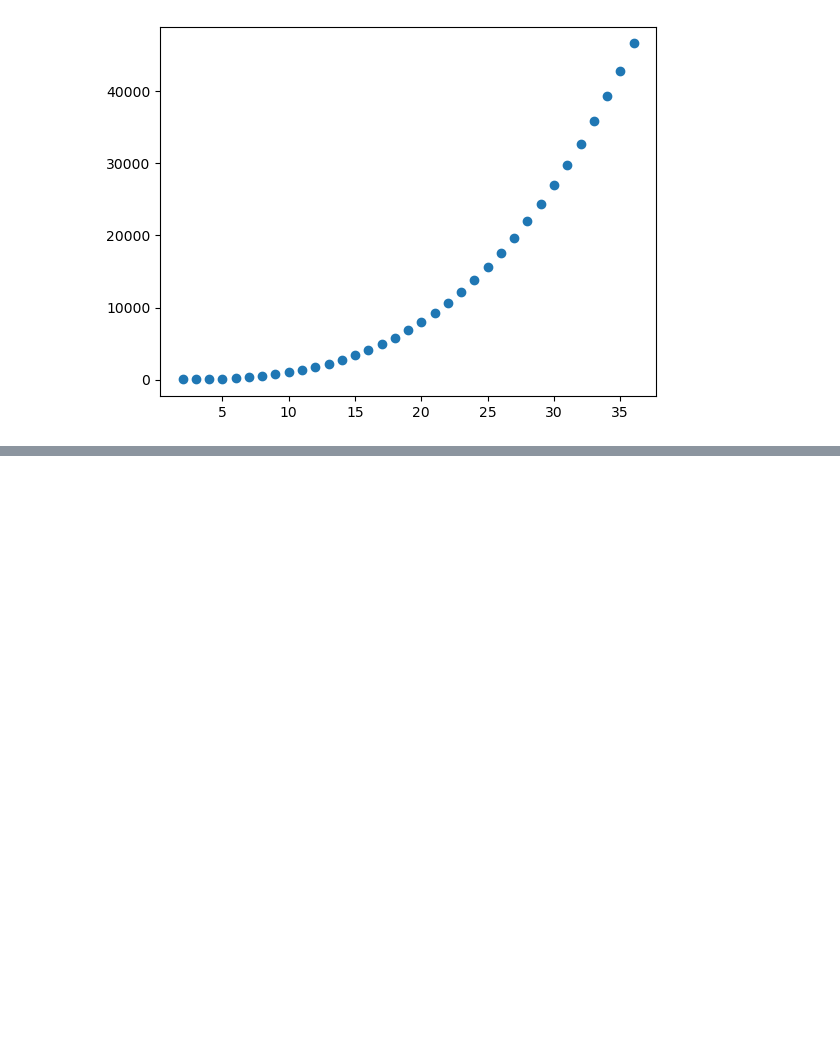
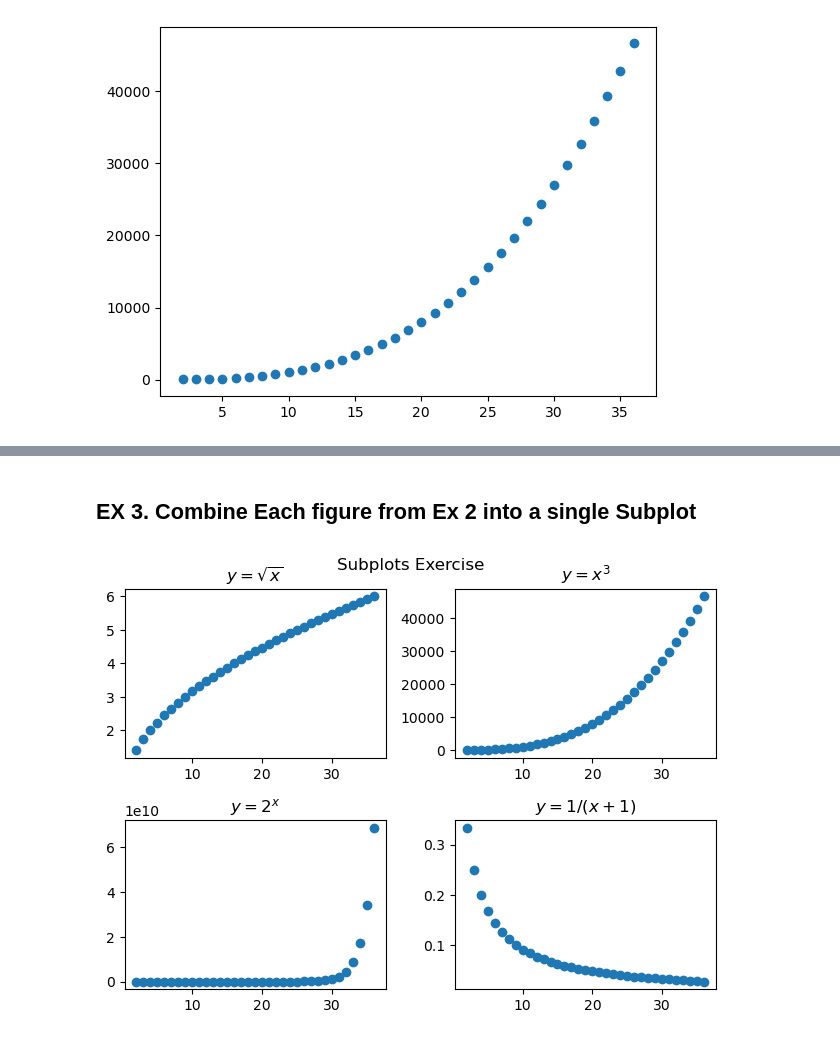
Before and after one commit to RichardAlcabes22/codeup_review, a Jupyter notebook: 3-data_science_libraries/05_matplotlib.ipynb, the cells around one changed output, grey strips where cells are left out. Saved outputs shown, nothing was run; the diff lists cells and outputs as text; code cells hidden in the pictures; blank space fills up the shorter version.

```diff
--- a/3-data_science_libraries/05_matplotlib.ipynb
+++ b/3-data_science_libraries/05_matplotlib.ipynb
@@ -112,0 +150,25 @@ plt.show()
+# %% [markdown]
+## EX 3. Combine Each figure from Ex 2 into a single Subplot
+# %%
+plt.subplot(221)
+plt.scatter(x_series,y_1_series)
+plt.title('$y = \sqrt{x}$')
+
+plt.subplot(222)
+plt.scatter(x_series,y_2_series)
+plt.title('$y = x^3$')
+
+plt.subplot(223)
+plt.scatter(x_series,y_3_series)
+plt.title('$y = 2^x$')
+
+plt.subplot(224)
+plt.scatter(x_series,y_4_series)
+plt.title('$y = 1/(x+1)$')
+
+plt.tight_layout()
+plt.savefig('fig1')
+plt.suptitle('Subplots Exercise')
+plt.show()
+# %% [output]
+[figure, added]
```
Also changed, not shown: parts of 9 cells of this notebook, 2 other files.
